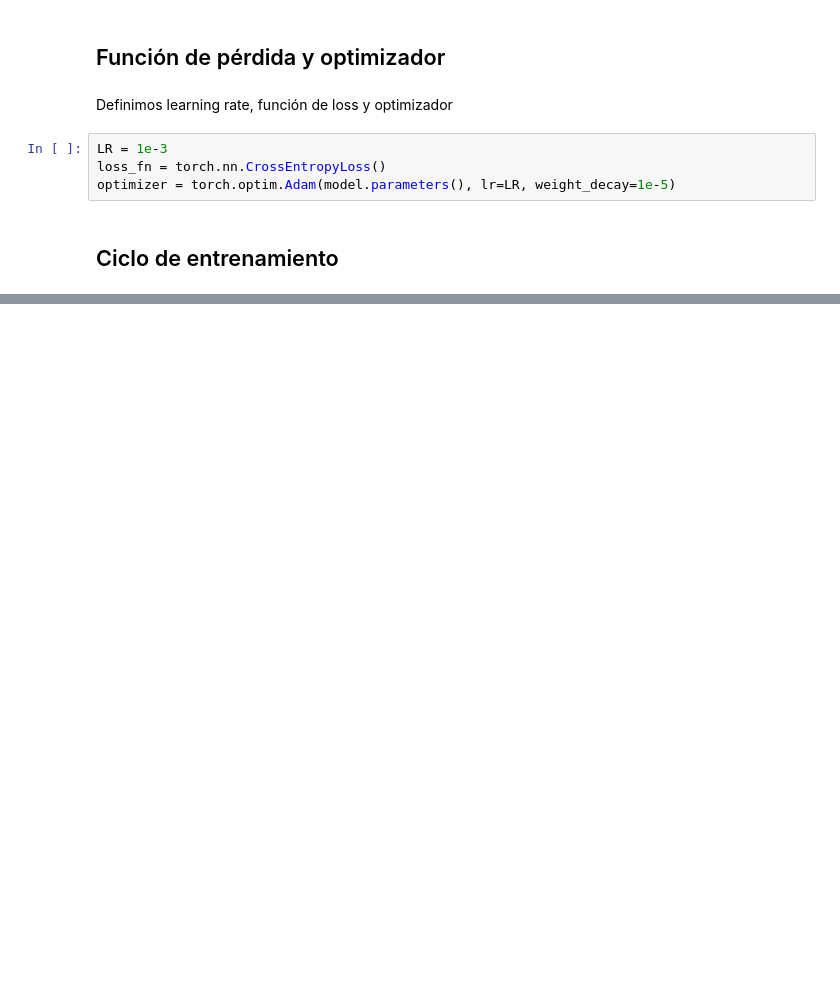
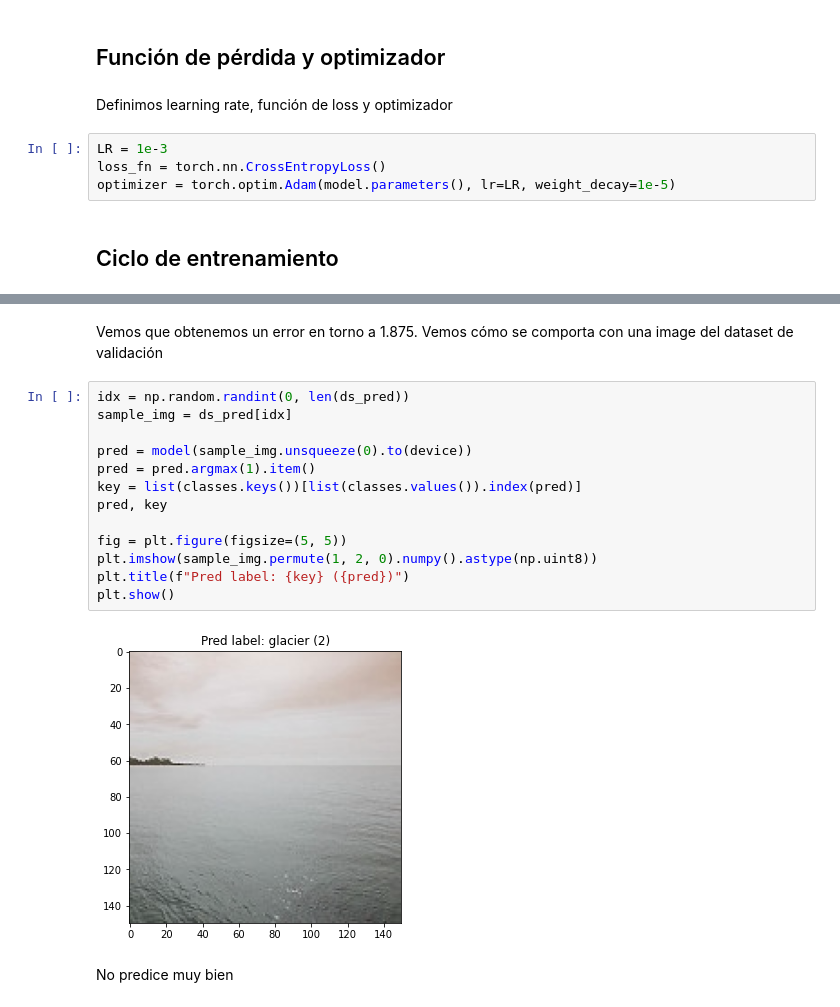
Before and after one commit to maximofn/Curso_Pytorch, a Jupyter notebook: 04 Redes convolucionales/11 Arquitectura de red convolucional.ipynb, the cells around one changed output, grey strips where cells are left out. Cells and saved outputs as stored; diff of their text form; blank space fills up the shorter version.

```diff
--- a/04 Redes convolucionales/11 Arquitectura de red convolucional.ipynb
+++ b/04 Redes convolucionales/11 Arquitectura de red convolucional.ipynb
@@ -394,0 +427,19 @@ KeyboardInterrupt:
+# %% [markdown]
+Vemos que obtenemos un error en torno a 1.875. Vemos cómo se comporta con una image del dataset de validación
+# %%
+idx = np.random.randint(0, len(ds_pred))
+sample_img = ds_pred[idx]
+
+pred = model(sample_img.unsqueeze(0).to(device))
+pred = pred.argmax(1).item()
+key = list(classes.keys())[list(classes.values()).index(pred)]
+pred, key
+
+fig = plt.figure(figsize=(5, 5))
+plt.imshow(sample_img.permute(1, 2, 0).numpy().astype(np.uint8))
+plt.title(f"Pred label: {key} ({pred})")
+plt.show()
+# %% [output]
+[figure, added]
+# %% [markdown]
+No predice muy bien
```
Also changed, not shown: parts of 10 cells of this notebook.
